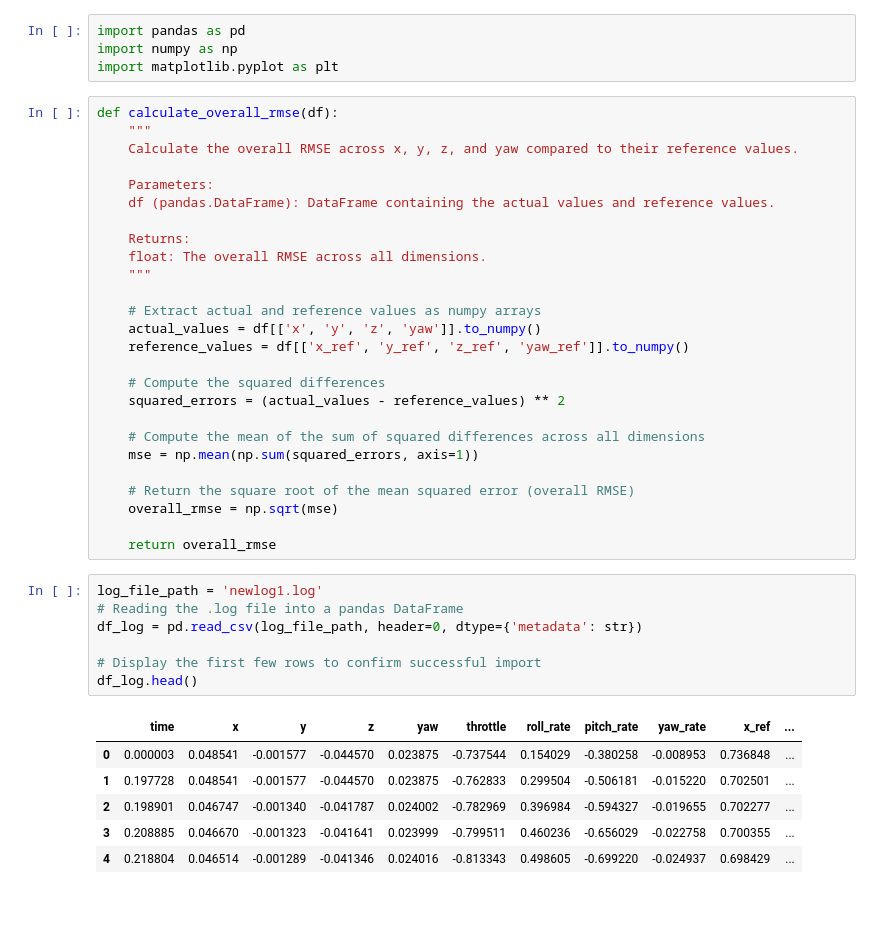
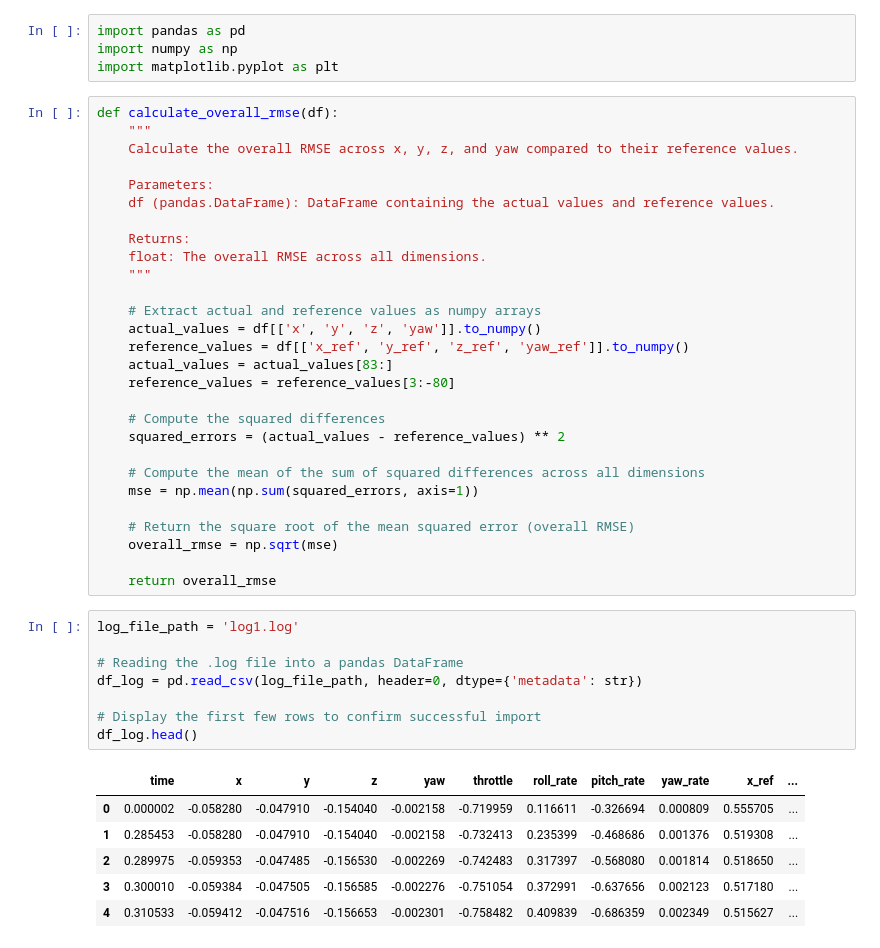
Before and after one commit to evannsm/test_stuff, a Jupyter notebook: final_wardi_files/src/quad_newton_raphson/quad_newton_raphson/data_analysis/data_analysis.ipynb, the cells around one changed output. Cells and saved outputs as stored; diff of their text form; blank space fills up the shorter version.

```diff
--- a/final_wardi_files/src/quad_newton_raphson/quad_newton_raphson/data_analysis/data_analysis.ipynb
+++ b/final_wardi_files/src/quad_newton_raphson/quad_newton_raphson/data_analysis/data_analysis.ipynb
@@ -17,6 +17,8 @@ def calculate_overall_rmse(df):
     # Extract actual and reference values as numpy arrays
     actual_values = df[['x', 'y', 'z', 'yaw']].to_numpy()
     reference_values = df[['x_ref', 'y_ref', 'z_ref', 'yaw_ref']].to_numpy()
+    actual_values = actual_values[83:]
+    reference_values = reference_values[3:-80]
 
     # Compute the squared differences
     squared_errors = (actual_values - reference_values) ** 2
@@ -29,19 +31,20 @@ def calculate_overall_rmse(df):
 
     return overall_rmse
 # %%
-log_file_path = 'newlog1.log'
+log_file_path = 'log1.log'
+
 # Reading the .log file into a pandas DataFrame
 df_log = pd.read_csv(log_file_path, header=0, dtype={'metadata': str})
 
 # Display the first few rows to confirm successful import
 df_log.head()
 # %% [output]
 |  | time | x | y | z | yaw | throttle | roll_rate | pitch_rate | yaw_rate | x_ref | ... |
-| 0 | 0.000003 | 0.048541 | -0.001577 | -0.044570 | 0.023875 | -0.737544 | 0.154029 | -0.380258 | -0.008953 | 0.736848 | ... |
-| 1 | 0.197728 | 0.048541 | -0.001577 | -0.044570 | 0.023875 | -0.762833 | 0.299504 | -0.506181 | -0.015220 | 0.702501 | ... |
-| 2 | 0.198901 | 0.046747 | -0.001340 | -0.041787 | 0.024002 | -0.782969 | 0.396984 | -0.594327 | -0.019655 | 0.702277 | ... |
-| 3 | 0.208885 | 0.046670 | -0.001323 | -0.041641 | 0.023999 | -0.799511 | 0.460236 | -0.656029 | -0.022758 | 0.700355 | ... |
-| 4 | 0.218804 | 0.046514 | -0.001289 | -0.041346 | 0.024016 | -0.813343 | 0.498605 | -0.699220 | -0.024937 | 0.698429 | ... |
+| 0 | 0.000002 | -0.058280 | -0.047910 | -0.154040 | -0.002158 | -0.719959 | 0.116611 | -0.326694 | 0.000809 | 0.555705 | ... |
+| 1 | 0.285453 | -0.058280 | -0.047910 | -0.154040 | -0.002158 | -0.732413 | 0.235399 | -0.468686 | 0.001376 | 0.519308 | ... |
+| 2 | 0.289975 | -0.059353 | -0.047485 | -0.156530 | -0.002269 | -0.742483 | 0.317397 | -0.568080 | 0.001814 | 0.518650 | ... |
+| 3 | 0.300010 | -0.059384 | -0.047505 | -0.156585 | -0.002276 | -0.751054 | 0.372991 | -0.637656 | 0.002123 | 0.517180 | ... |
+| 4 | 0.310533 | -0.059412 | -0.047516 | -0.156653 | -0.002301 | -0.758482 | 0.409839 | -0.686359 | 0.002349 | 0.515627 | ... |
 # %%
 print(f"This data comes from: {df_log['metadata'][0]}")
 print(f"Predictor was: {df_log['metadata'][1]}")
```
Also changed, not shown: parts of 3 cells of this notebook, 5 other files.
